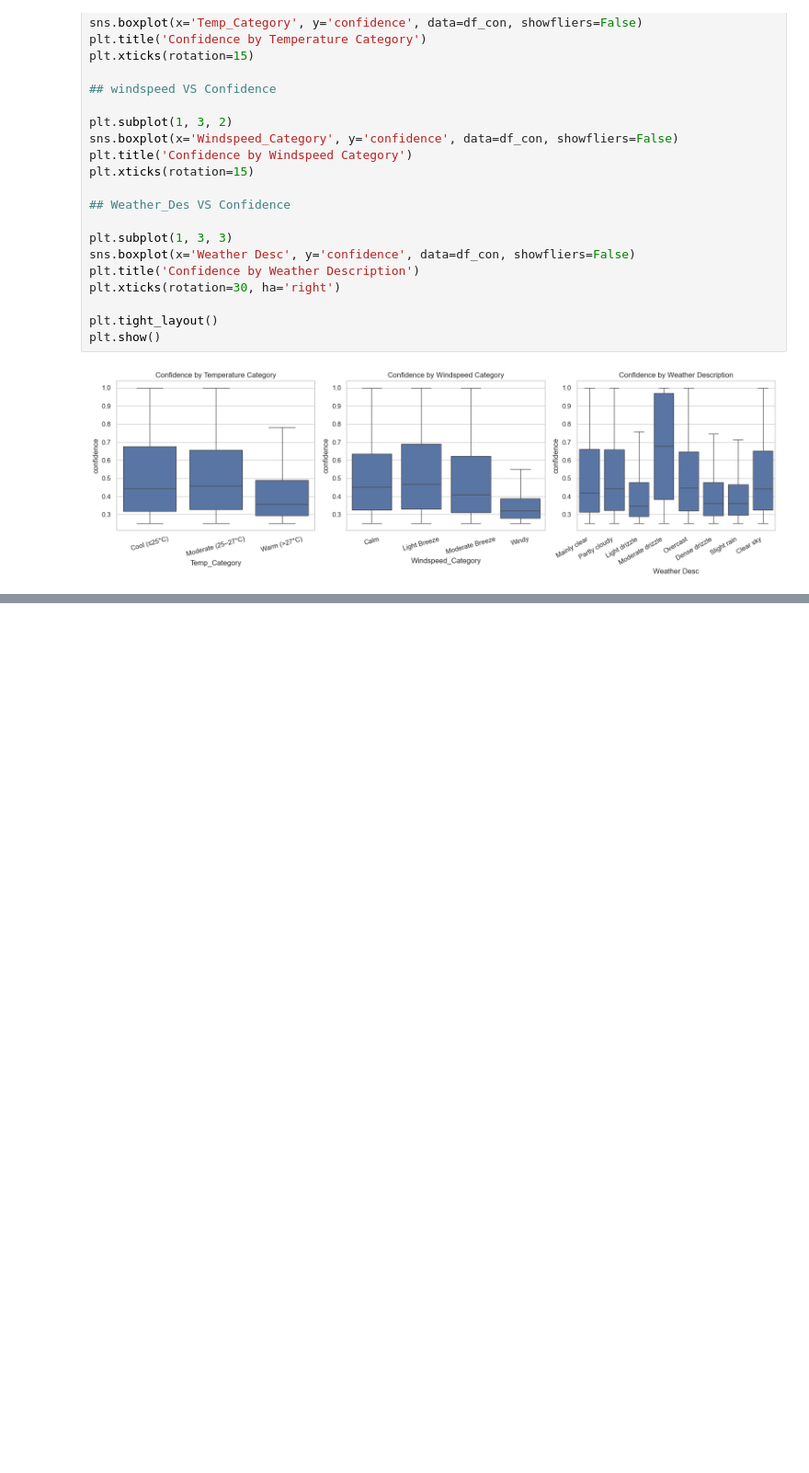
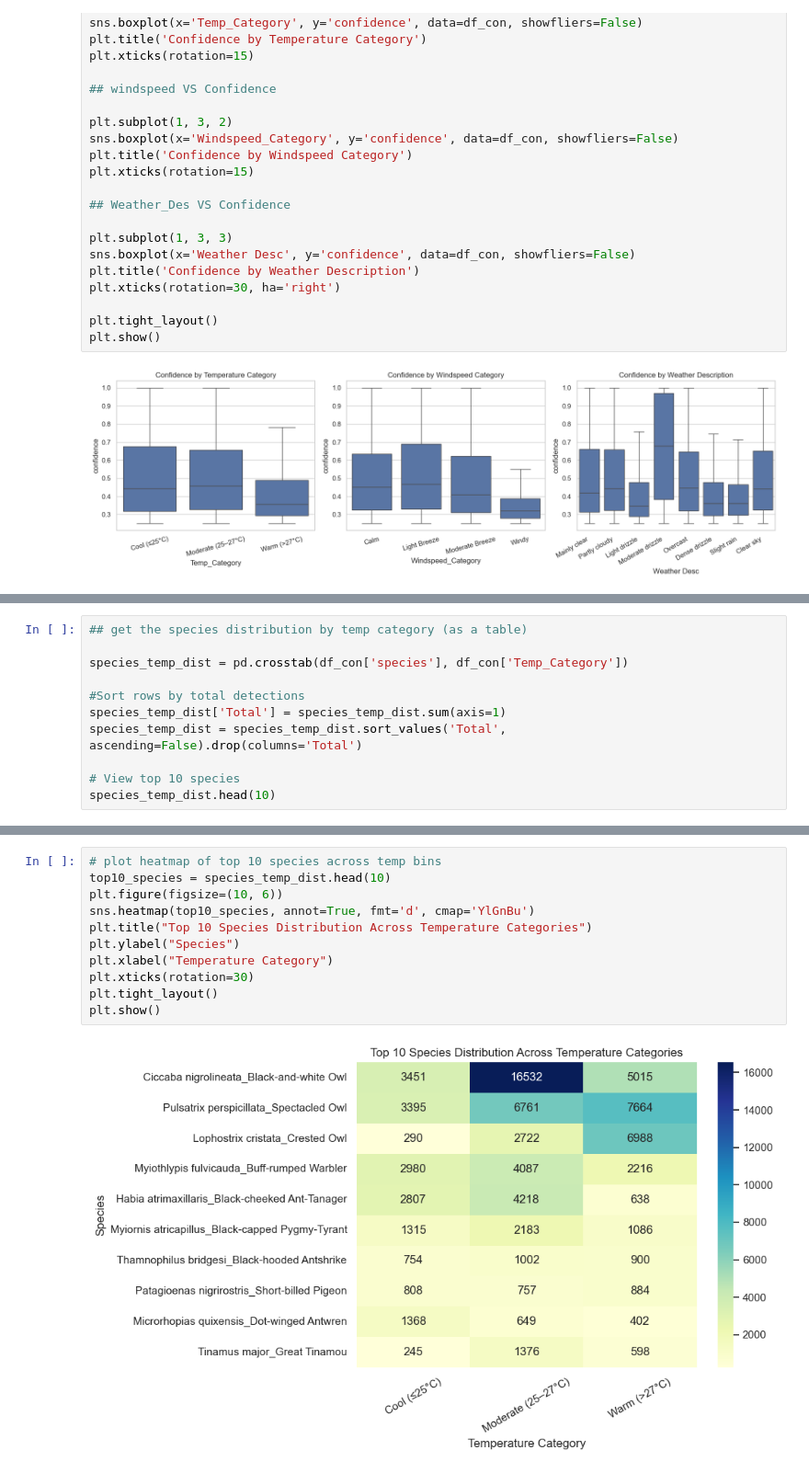
Before and after one commit to QianFu520/Bioacoustics-analysis, a Jupyter notebook: data exploration & Analysis _QIAN.ipynb, the cells around one changed output, grey strips where cells are left out. Shown at 92% size. Drawn from its saved outputs; the diff is of its cells as text; blank space fills up the shorter version.

```diff
--- a/data exploration & Analysis _QIAN.ipynb
+++ b/data exploration & Analysis _QIAN.ipynb
@@ -425,0 +544,11 @@ plt.show()
+# %%
+## get the species distribution by temp category (as a table)
+
+species_temp_dist = pd.crosstab(df_con['species'], df_con['Temp_Category'])
+
+#Sort rows by total detections
+species_temp_dist['Total'] = species_temp_dist.sum(axis=1)
+species_temp_dist = species_temp_dist.sort_values('Total', ascending=False).drop(columns='Total')
+
+# View top 10 species
+species_temp_dist.head(10)
@@ -425,0 +568,13 @@ plt.show()
+# %%
+# plot heatmap of top 10 species across temp bins
+top10_species = species_temp_dist.head(10)
+plt.figure(figsize=(10, 6))
+sns.heatmap(top10_species, annot=True, fmt='d', cmap='YlGnBu')
+plt.title("Top 10 Species Distribution Across Temperature Categories")
+plt.ylabel("Species")
+plt.xlabel("Temperature Category")
+plt.xticks(rotation=30)
+plt.tight_layout()
+plt.show()
+# %% [output]
+[figure, added]
```
Also changed, not shown: parts of 43 cells of this notebook.
